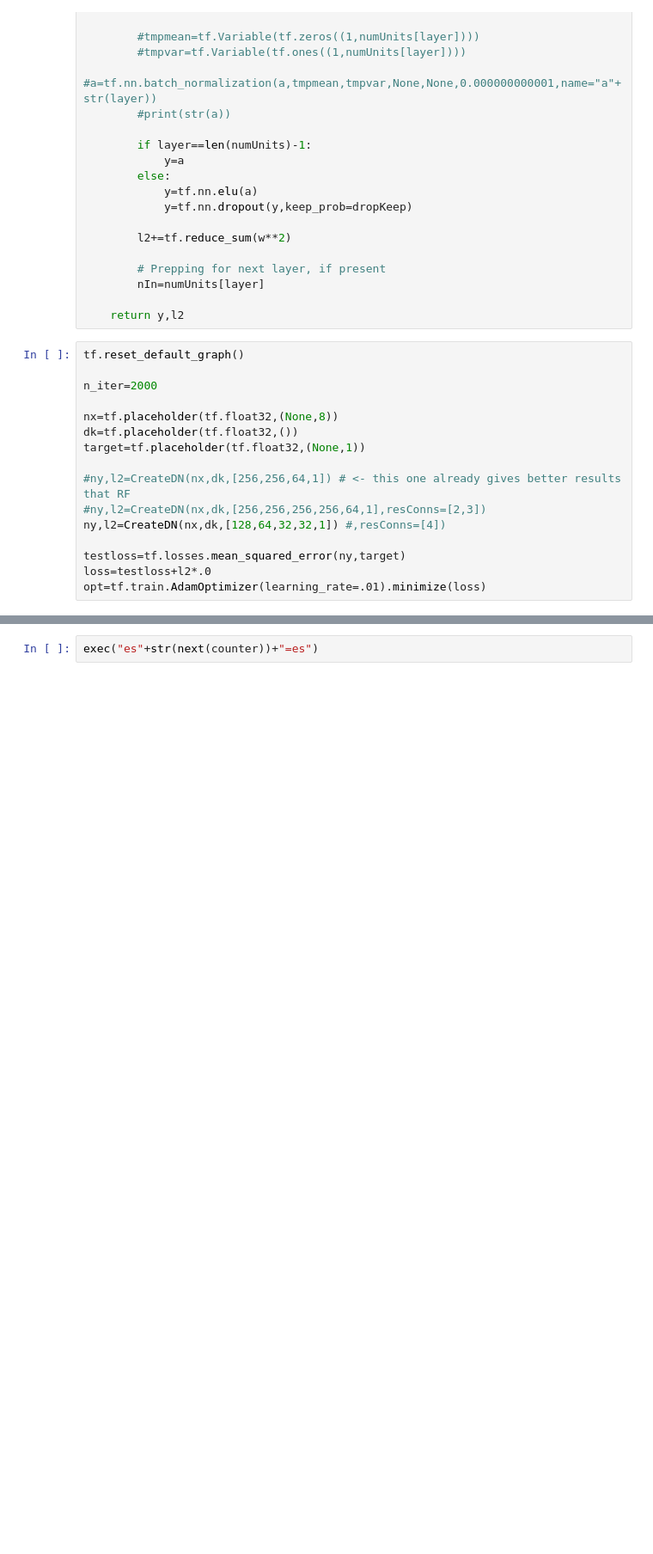
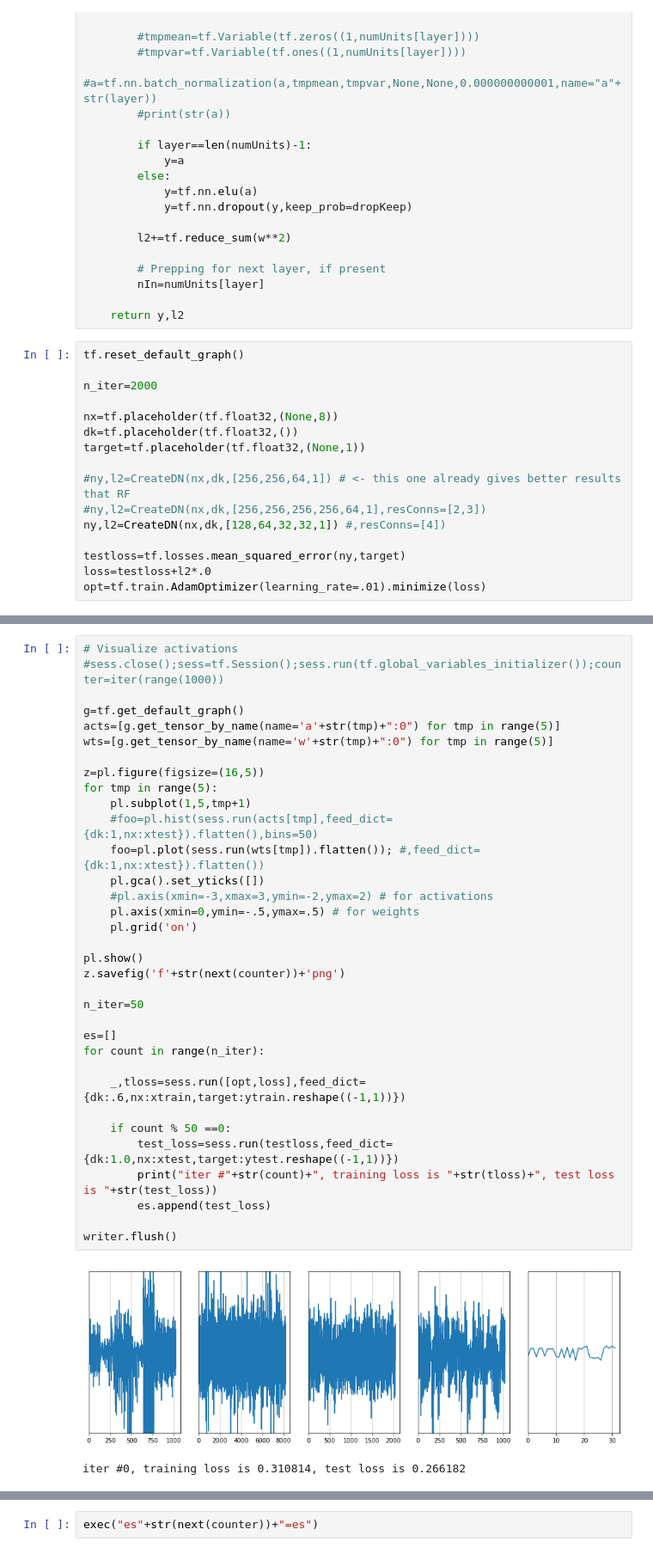
Before and after one commit to karipuf/cis606, a Jupyter notebook: Tensorflow introduction.ipynb, the cells around one changed output, grey strips where cells are left out. Shown at 86% size. Drawn from its saved outputs; the diff is of its cells as text; blank space fills up the shorter version.

Commit message:
Visualizing weights and activations... very messy though!

```diff
--- a/Tensorflow introduction.ipynb
+++ b/Tensorflow introduction.ipynb
@@ -153,0 +140,37 @@ iter #1950, training loss is 0.2737982, test loss is 0.20953058
+# %%
+# Visualize activations
+#sess.close();sess=tf.Session();sess.run(tf.global_variables_initializer());counter=iter(range(1000))
+
+g=tf.get_default_graph()
+acts=[g.get_tensor_by_name(name='a'+str(tmp)+":0") for tmp in range(5)]
+wts=[g.get_tensor_by_name(name='w'+str(tmp)+":0") for tmp in range(5)]
+
+z=pl.figure(figsize=(16,5))
+for tmp in range(5):
+    pl.subplot(1,5,tmp+1)
+    #foo=pl.hist(sess.run(acts[tmp],feed_dict={dk:1,nx:xtest}).flatten(),bins=50)
+    foo=pl.plot(sess.run(wts[tmp]).flatten()); #,feed_dict={dk:1,nx:xtest}).flatten())
+    pl.gca().set_yticks([])
+    #pl.axis(xmin=-3,xmax=3,ymin=-2,ymax=2) # for activations
+    pl.axis(xmin=0,ymin=-.5,ymax=.5) # for weights
+    pl.grid('on')
+
+pl.show()
+z.savefig('f'+str(next(counter))+'png')
+
+n_iter=50
+
+es=[]
+for count in range(n_iter):
+
+    _,tloss=sess.run([opt,loss],feed_dict={dk:.6,nx:xtrain,target:ytrain.reshape((-1,1))})
+
+    if count % 50 ==0:
+        test_loss=sess.run(testloss,feed_dict={dk:1.0,nx:xtest,target:ytest.reshape((-1,1))})
+        print("iter #"+str(count)+", training loss is "+str(tloss)+", test loss is "+str(test_loss))
+        es.append(test_loss)
+
+writer.flush()
+# %% [output]
+[figure, added]
+iter #0, training loss is 0.310814, test loss is 0.266182
```
Also changed, not shown: parts of 3 cells of this notebook.
